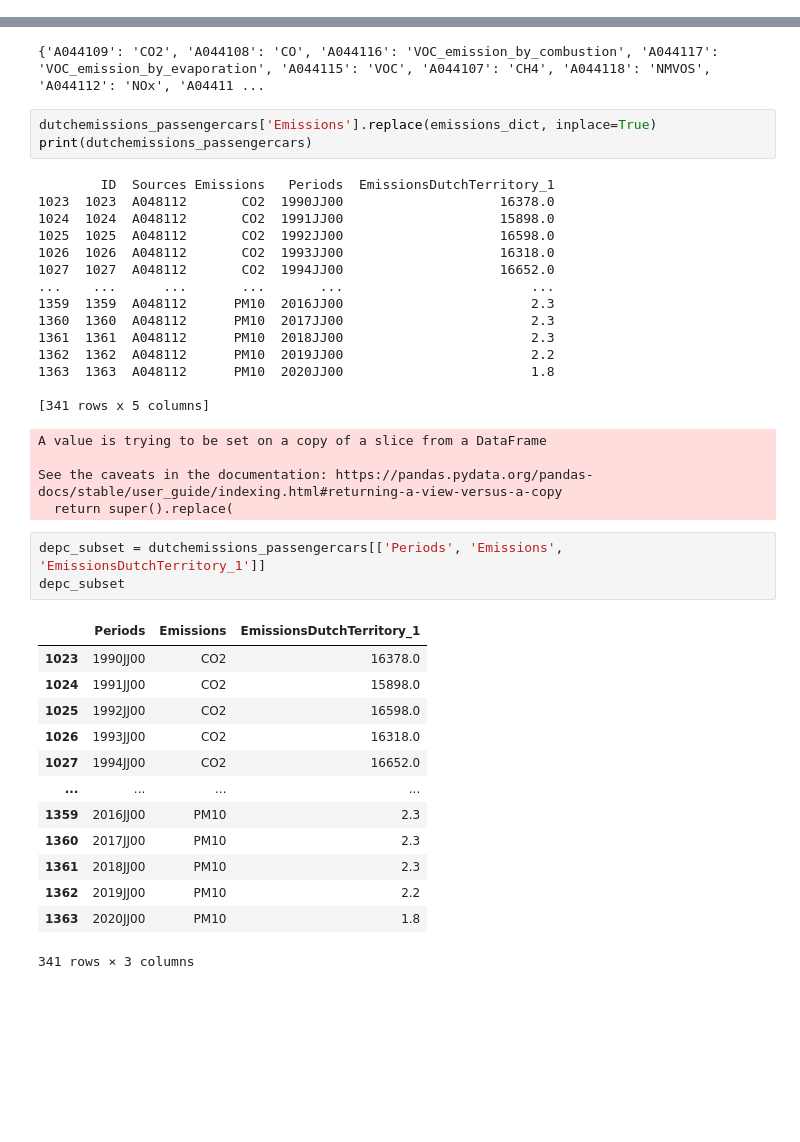
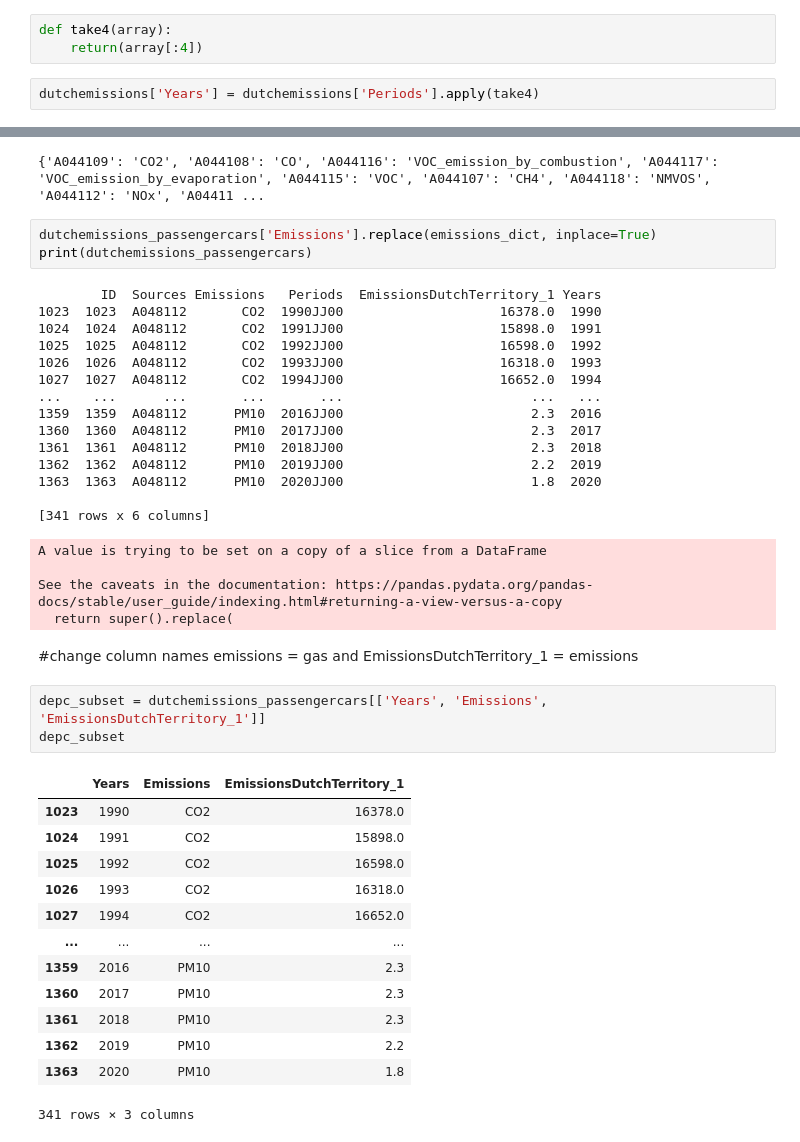
Before and after one commit to ClauCarloni/data_final_project, a Jupyter notebook: renewables_and_environment.ipynb, the cells around one changed output, grey strips where cells are left out. Drawn from its saved outputs; the diff is of its cells as text; blank space fills up the shorter version.

```diff
--- a/renewables_and_environment.ipynb
+++ b/renewables_and_environment.ipynb
@@ -155,3 +179,8 @@ dutchemissions
 | 7159 | 7159 | A025433 | A044113 | 2019JJ00 | 0.2 |
 | 7160 | 7160 | A025433 | A044113 | 2020JJ00 | 0.2 |
 7161 rows × 5 columns
+# %%
+def take4(array):
+    return(array[:4])
+# %%
+dutchemissions['Years'] = dutchemissions['Periods'].apply(take4)
@@ -231,38 +276,40 @@ print(emissions_dict)
 dutchemissions_passengercars['Emissions'].replace(emissions_dict, inplace=True)
 print(dutchemissions_passengercars)
 # %% [output]
-        ID  Sources Emissions   Periods  EmissionsDutchTerritory_1
-1023  1023  A048112       CO2  1990JJ00                    16378.0
-1024  1024  A048112       CO2  1991JJ00                    15898.0
-1025  1025  A048112       CO2  1992JJ00                    16598.0
-1026  1026  A048112       CO2  1993JJ00                    16318.0
-1027  1027  A048112       CO2  1994JJ00                    16652.0
-...    ...      ...       ...       ...                        ...
-1359  1359  A048112      PM10  2016JJ00                        2.3
-1360  1360  A048112      PM10  2017JJ00                        2.3
-1361  1361  A048112      PM10  2018JJ00                        2.3
-1362  1362  A048112      PM10  2019JJ00                        2.2
-1363  1363  A048112      PM10  2020JJ00                        1.8
+        ID  Sources Emissions   Periods  EmissionsDutchTerritory_1 Years
+1023  1023  A048112       CO2  1990JJ00                    16378.0  1990
+1024  1024  A048112       CO2  1991JJ00                    15898.0  1991
+1025  1025  A048112       CO2  1992JJ00                    16598.0  1992
+1026  1026  A048112       CO2  1993JJ00                    16318.0  1993
+1027  1027  A048112       CO2  1994JJ00                    16652.0  1994
+...    ...      ...       ...       ...                        ...   ...
+1359  1359  A048112      PM10  2016JJ00                        2.3  2016
+1360  1360  A048112      PM10  2017JJ00                        2.3  2017
+1361  1361  A048112      PM10  2018JJ00                        2.3  2018
+1362  1362  A048112      PM10  2019JJ00                        2.2  2019
+1363  1363  A048112      PM10  2020JJ00                        1.8  2020
 
-[341 rows x 5 columns]
+[341 rows x 6 columns]
 A value is trying to be set on a copy of a slice from a DataFrame
 
 See the caveats in the documentation: https://pandas.pydata.org/pandas-docs/stable/user_guide/indexing.html#returning-a-view-versus-a-copy
   return super().replace(
+# %% [markdown]
+#change column names emissions = gas and EmissionsDutchTerritory_1 = emissions
 # %%
-depc_subset = dutchemissions_passengercars[['Periods', 'Emissions', 'EmissionsDutchTerritory_1']]
+depc_subset = dutchemissions_passengercars[['Years', 'Emissions', 'EmissionsDutchTerritory_1']]
 depc_subset
 # %% [output]
-|  | Periods | Emissions | EmissionsDutchTerritory_1 |
-| 1023 | 1990JJ00 | CO2 | 16378.0 |
-| 1024 | 1991JJ00 | CO2 | 15898.0 |
-| 1025 | 1992JJ00 | CO2 | 16598.0 |
-| 1026 | 1993JJ00 | CO2 | 16318.0 |
-| 1027 | 1994JJ00 | CO2 | 16652.0 |
+|  | Years | Emissions | EmissionsDutchTerritory_1 |
+| 1023 | 1990 | CO2 | 16378.0 |
+| 1024 | 1991 | CO2 | 15898.0 |
+| 1025 | 1992 | CO2 | 16598.0 |
+| 1026 | 1993 | CO2 | 16318.0 |
+| 1027 | 1994 | CO2 | 16652.0 |
 | ... | ... | ... | ... |
-| 1359 | 2016JJ00 | PM10 | 2.3 |
-| 1360 | 2017JJ00 | PM10 | 2.3 |
-| 1361 | 2018JJ00 | PM10 | 2.3 |
-| 1362 | 2019JJ00 | PM10 | 2.2 |
-| 1363 | 2020JJ00 | PM10 | 1.8 |
+| 1359 | 2016 | PM10 | 2.3 |
+| 1360 | 2017 | PM10 | 2.3 |
+| 1361 | 2018 | PM10 | 2.3 |
+| 1362 | 2019 | PM10 | 2.2 |
+| 1363 | 2020 | PM10 | 1.8 |
 341 rows × 3 columns
```
Also changed, not shown: parts of 17 cells of this notebook.
